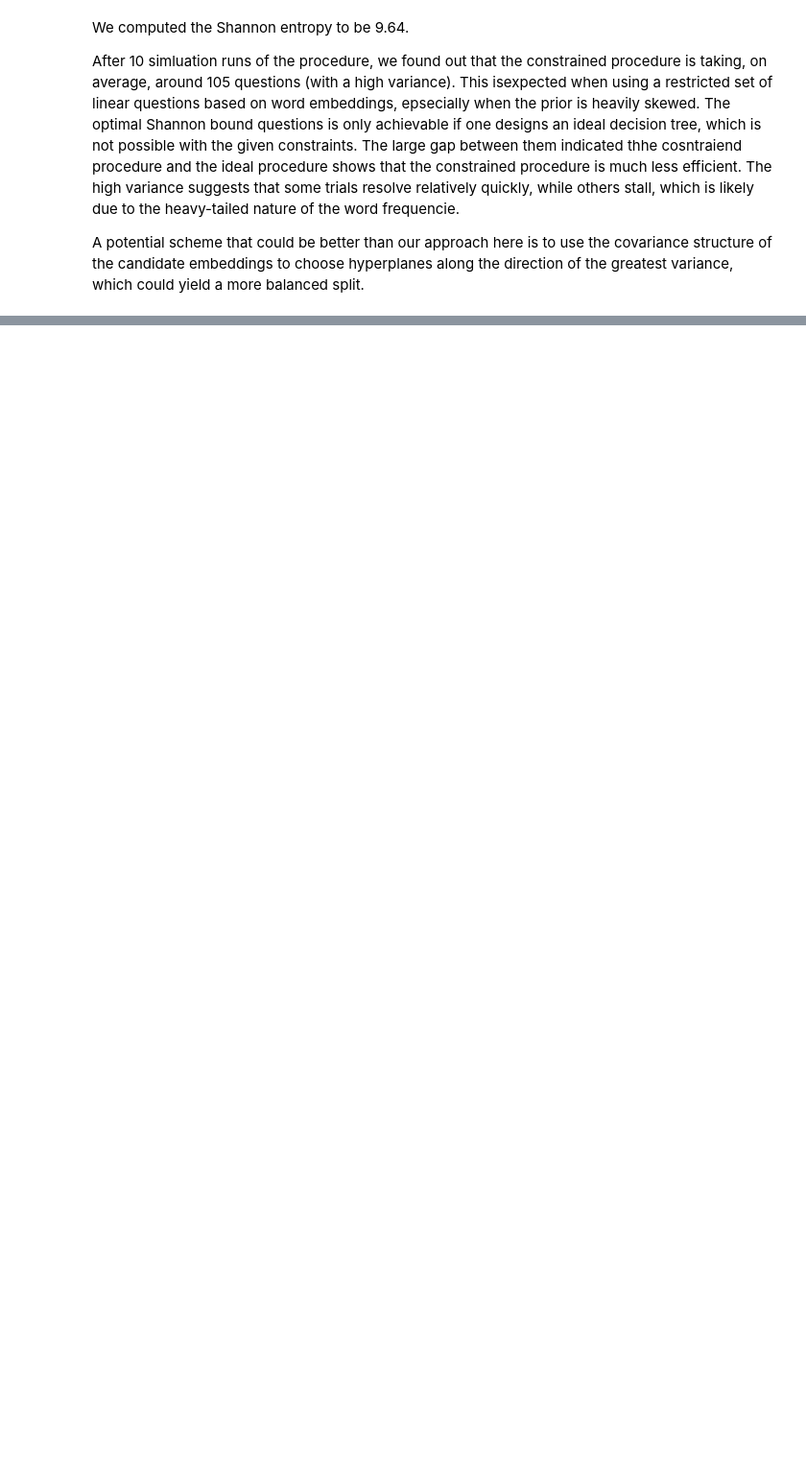
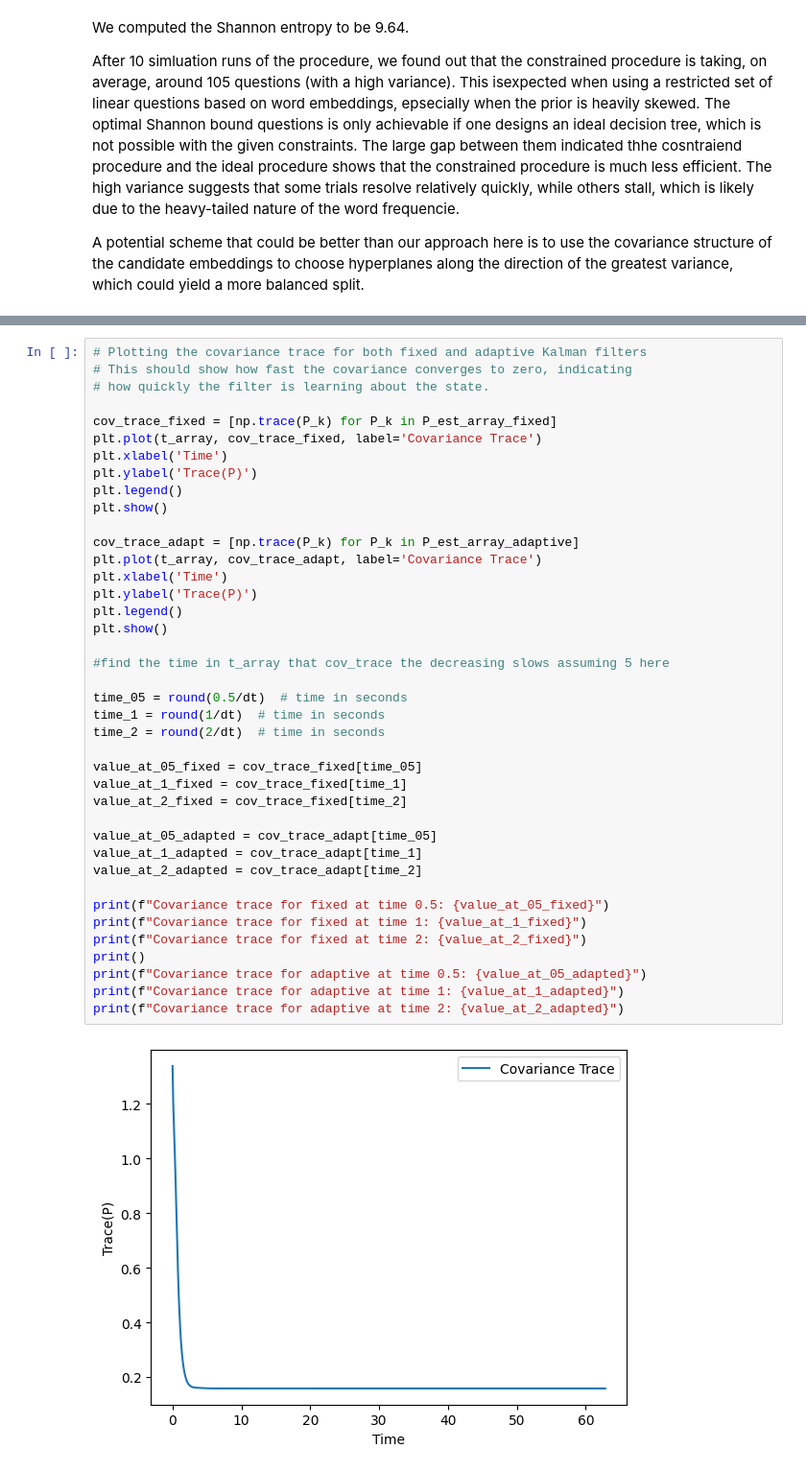
Before and after one commit to LarsMstangeland/ProjectMiniBayesian, a Jupyter notebook: notebooks/project.ipynb, the cells around one changed output, grey strips where cells are left out. Shown at 96% size. Cells and saved outputs as stored; diff of their text form; blank space fills up the shorter version.

```diff
--- a/notebooks/project.ipynb
+++ b/notebooks/project.ipynb
@@ -495,0 +756,42 @@ A potential scheme that could be better than our approach here is to use the cov
+# %%
+# Plotting the covariance trace for both fixed and adaptive Kalman filters
+# This should show how fast the covariance converges to zero, indicating
+# how quickly the filter is learning about the state.
+
+cov_trace_fixed = [np.trace(P_k) for P_k in P_est_array_fixed]
+plt.plot(t_array, cov_trace_fixed, label='Covariance Trace')
+plt.xlabel('Time')
+plt.ylabel('Trace(P)')
+plt.legend()
+plt.show()
+
+cov_trace_adapt = [np.trace(P_k) for P_k in P_est_array_adaptive]
+plt.plot(t_array, cov_trace_adapt, label='Covariance Trace')
+plt.xlabel('Time')
+plt.ylabel('Trace(P)')
+plt.legend()
+plt.show()
+
+#find the time in t_array that cov_trace the decreasing slows assuming 5 here
+
+time_05 = round(0.5/dt)  # time in seconds
+time_1 = round(1/dt)  # time in seconds
+time_2 = round(2/dt)  # time in seconds
+
+value_at_05_fixed = cov_trace_fixed[time_05]
+value_at_1_fixed = cov_trace_fixed[time_1]
+value_at_2_fixed = cov_trace_fixed[time_2]
+
+value_at_05_adapted = cov_trace_adapt[time_05]
+value_at_1_adapted = cov_trace_adapt[time_1]
+value_at_2_adapted = cov_trace_adapt[time_2]
+
+print(f"Covariance trace for fixed at time 0.5: {value_at_05_fixed}")
+print(f"Covariance trace for fixed at time 1: {value_at_1_fixed}")
+print(f"Covariance trace for fixed at time 2: {value_at_2_fixed}")
+print()
+print(f"Covariance trace for adaptive at time 0.5: {value_at_05_adapted}")
+print(f"Covariance trace for adaptive at time 1: {value_at_1_adapted}")
+print(f"Covariance trace for adaptive at time 2: {value_at_2_adapted}")
+# %% [output]
+[figure, added]
```
Also changed, not shown: parts of 47 cells of this notebook.
